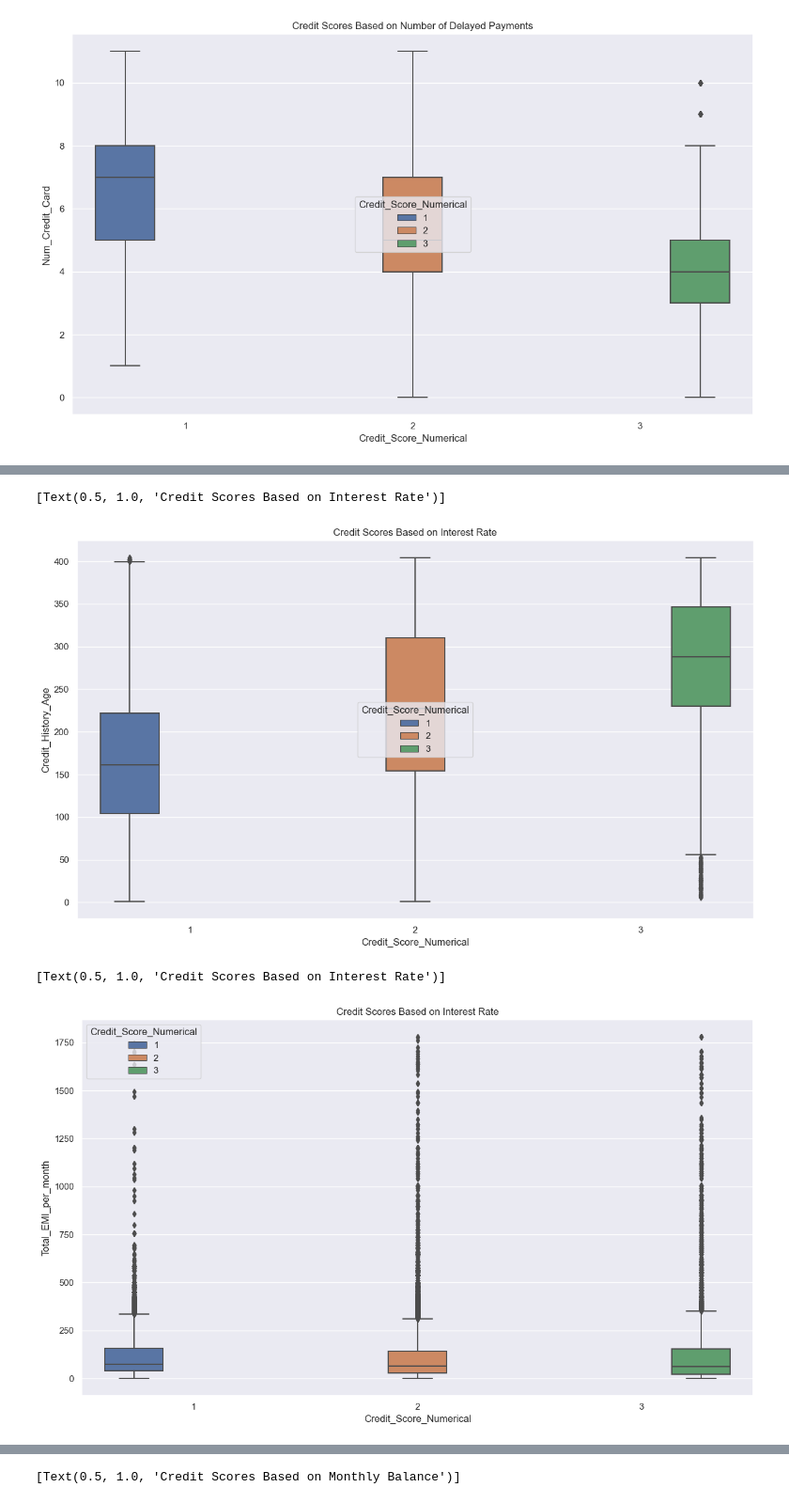
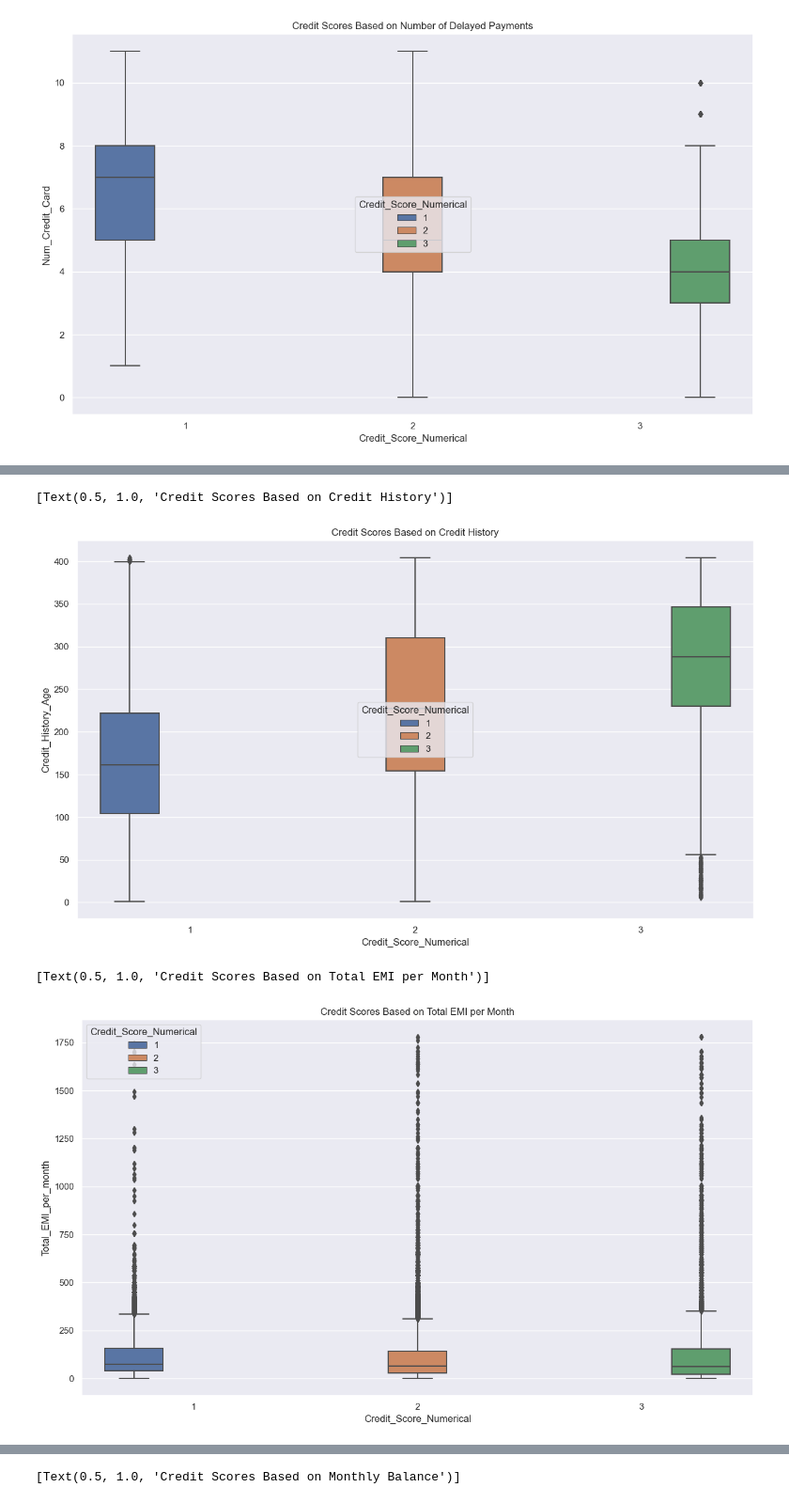
Before and after one commit to jowaynejosephs/credit_score_classification, a Jupyter notebook: credit_score_classification.ipynb, the cells around one changed output, grey strips where cells are left out. Shown at 94% size. Cells and saved outputs as stored; diff of their text form; code cells hidden in the pictures.

```diff
--- a/credit_score_classification.ipynb
+++ b/credit_score_classification.ipynb
@@ -179,13 +179,13 @@ sns.boxplot(data=data, x="Credit_Score_Numerical",y="Credit_Utilization_Ratio",h
 # %%
-sns.boxplot(data=data, x="Credit_Score_Numerical",y="Credit_History_Age",hue="Credit_Score_Numerical").set(title="Credit Scores Based on Interest Rate")
+sns.boxplot(data=data, x="Credit_Score_Numerical",y="Credit_History_Age",hue="Credit_Score_Numerical").set(title="Credit Scores Based on Credit History")
 # %% [output]
-[Text(0.5, 1.0, 'Credit Scores Based on Interest Rate')]
+[Text(0.5, 1.0, 'Credit Scores Based on Credit History')]
 [figure]
 # %%
-sns.boxplot(data=data, x="Credit_Score_Numerical",y="Total_EMI_per_month",hue="Credit_Score_Numerical").set(title="Credit Scores Based on Interest Rate")
+sns.boxplot(data=data, x="Credit_Score_Numerical",y="Total_EMI_per_month",hue="Credit_Score_Numerical").set(title="Credit Scores Based on Total EMI per Month")
 # %% [output]
-[Text(0.5, 1.0, 'Credit Scores Based on Interest Rate')]
+[Text(0.5, 1.0, 'Credit Scores Based on Total EMI per Month')]
-[figure, old version]
+[figure, new version]
 # %%
 sns.boxplot(data=data, x="Credit_Score_Numerical",y="Amount_invested_monthly",hue="Credit_Score_Numerical").set(title="Credit Scores Based on Amount Invested Monthly")
 # %% [output]
```
Also changed, not shown: parts of 4 cells of this notebook.
